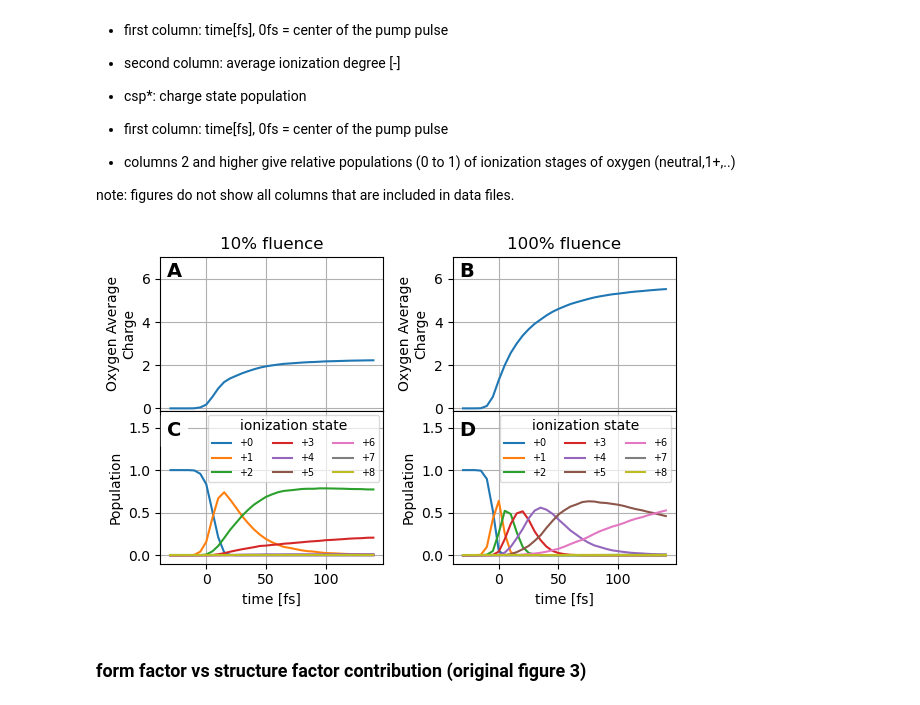
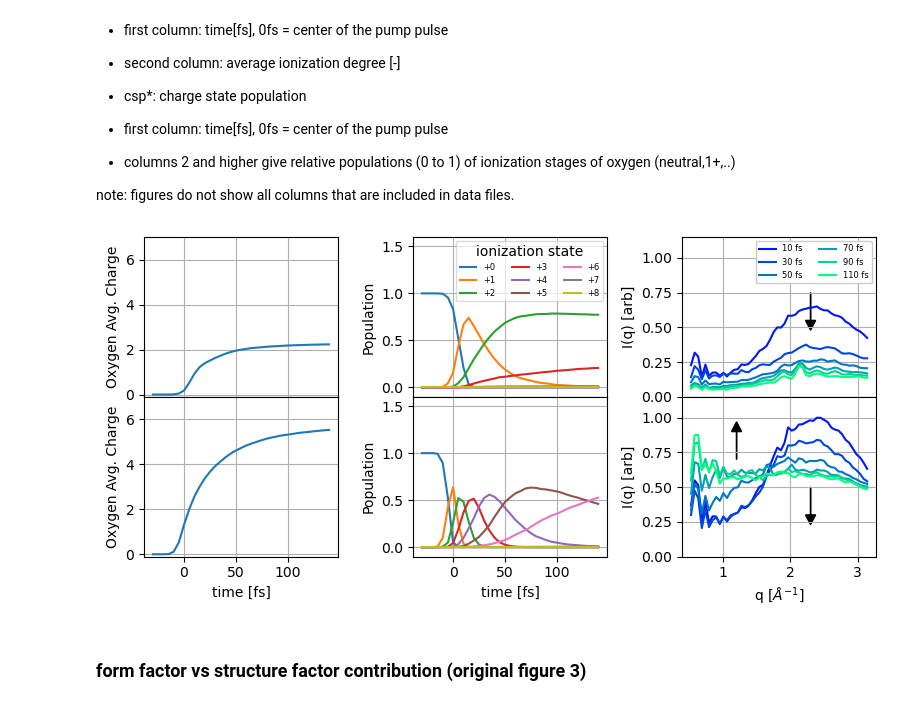
Before and after one commit to tjlane/cxig0715, a Jupyter notebook: figures/figures.ipynb, the cells around one changed output. Cells and saved outputs as stored; diff of their text form; code cells hidden in the pictures.

```diff
--- a/figures/figures.ipynb
+++ b/figures/figures.ipynb
@@ -327,61 +197,99 @@ csp_100 = np.genfromtxt("./fig2/csp47_100_single.txt")
 ion_010 = np.genfromtxt("./fig2/ion47_010_single.txt")
 ion_100 = np.genfromtxt("./fig2/ion47_100_single.txt")
 # %%
-fix, axes = plt.subplots(2, 2, sharex=True, figsize=(6,4))
+fix, axes = plt.subplots(2, 3, figsize=(8,4))
 
 axes[0,0].plot(ion_010[:,0], ion_010[:,1])
-axes[0,1].plot(ion_100[:,0], ion_100[:,1])
-
-axes[0,0].set_title("10% fluence")
-axes[0,1].set_title("100% fluence")
+axes[1,0].plot(ion_100[:,0], ion_100[:,1])
 
 for i in range(2):
-    axes[0,i].set_ylim([-0.1, 7.0])
-    axes[0,i].set_ylabel("Oxygen Average\nCharge")
-    axes[0,i].grid()
+    axes[i,0].set_ylim([-0.1, 7.0])
+    axes[i,0].set_ylabel("Oxygen Avg. Charge")
+    axes[i,0].grid()
 
 # --------
 
-axes[1,0].plot(csp_010[:,0], csp_010[:,1:])
+axes[0,1].plot(csp_010[:,0], csp_010[:,1:])
 axes[1,1].plot(csp_100[:,0], csp_100[:,1:])
 
 for i in range(2):
-    axes[1,i].set_ylim([-0.1, 1.7])
-    axes[1,i].set_ylabel("Population")
-    axes[1,i].grid()
+    axes[i,1].set_ylim([-0.1, 1.6])
+    axes[i,1].set_ylabel("Population")
+    axes[i,1].grid()
 
-    axes[1,i].legend(
-        [f"+{i}" for i in range(9)],
-        loc=1,
-        ncol=3,
-        prop={'size': 7},
-        framealpha=0.7,
-        title="ionization state",
-    )
+axes[0,1].legend(
+    [f"+{i}" for i in range(9)],
+    loc=1,
+    ncol=3,
+    prop={'size': 6},
+    framealpha=0.7,
+    title="ionization state",
+)
+
+# --------
+
+for i in range(2):
+
+    if i == 0:
+        theory_power = THEORY_POWERS[2]
+    elif i == 1:
+        theory_power = THEORY_POWERS[0]
+
+    theoretical_data = load_theory_result(theory_power)
+    for j,b in enumerate(THEORY_DELAYS):
+        axes[i,2].plot(
+            theoretical_data[:,0], theoretical_data[:,j+1] / 130347,  # 130347 = max
+            color=plt.cm.winter(b/np.array(THEORY_DELAYS).max())
+        )
+
+    axes[i,2].grid()
+    axes[i,2].set_ylim([0, 1.5e5 / 130347])
+    axes[i,2].set_ylabel("I(q) [arb]")
+    # axes[i,2].set_yticklabels([])
+
+axes[1,2].set_xlabel("q [$\AA^{-1}]$")
+
+axes[0,2].legend(
+    ['%d fs' % b for b in THEORY_DELAYS],
+    prop={'size': 6},
+    ncol=2,
+    framealpha=1.0,
+    loc=1,
+)
+
+axes[0,2].arrow(
+    2.3, 0.75, 0, -0.2,
+    color='k',
+    head_width=0.15,
+    head_length=0.07
+)
+axes[1,2].arrow(
+    1.2, 0.7, 0, 0.2,
+    color='k',
+    head_width=0.15,
+    head_length=0.07
+)
+axes[1,2].arrow(
+    2.3, 0.5, 0, -0.2,
+    color='k',
+    head_width=0.15,
+    head_length=0.07
+)
 
 # --------
 
 for i in range(2):
     axes[1,i].set_xlabel('time [fs]')
 
 # --------
 
-axes[0,0].text(-33, 6.1, "A", fontdict={'weight' : 'bold', 'size' : 14})
-axes[0,1].text(-33, 6.1, "B", fontdict={'weight' : 'bold', 'size' : 14})
-
-t = axes[1,0].text(-33, 1.4, "C", fontdict={'weight' : 'bold', 'size' : 14})
-t.set_bbox(dict(facecolor='white', alpha=0.9, edgecolor='white'))
-axes[1,1].text(-33, 1.4, "D", fontdict={'weight' : 'bold', 'size' : 14})
-t.set_bbox(dict(facecolor='white', alpha=0.9, edgecolor='white'))
-
-# --------
-
 plt.tight_layout()
 plt.subplots_adjust(hspace=0)
 plt.savefig("ionization_states.png")
+plt.savefig("ionization_states.pdf")
 plt.show()
 # %% [output]
-[figure, old version]
+[figure, new version]
 # %% [markdown]
 ### form factor vs structure factor contribution (original figure 3)
 # %%
```
Also changed, not shown: parts of 4 cells of this notebook.
